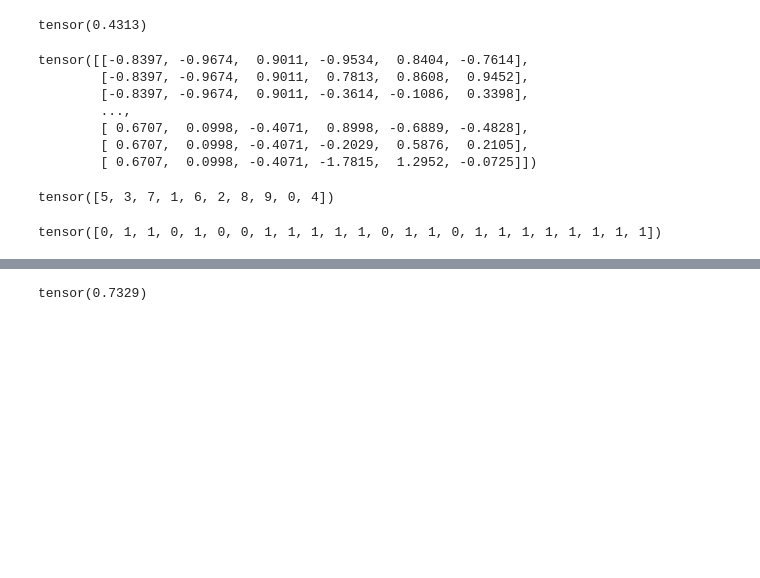
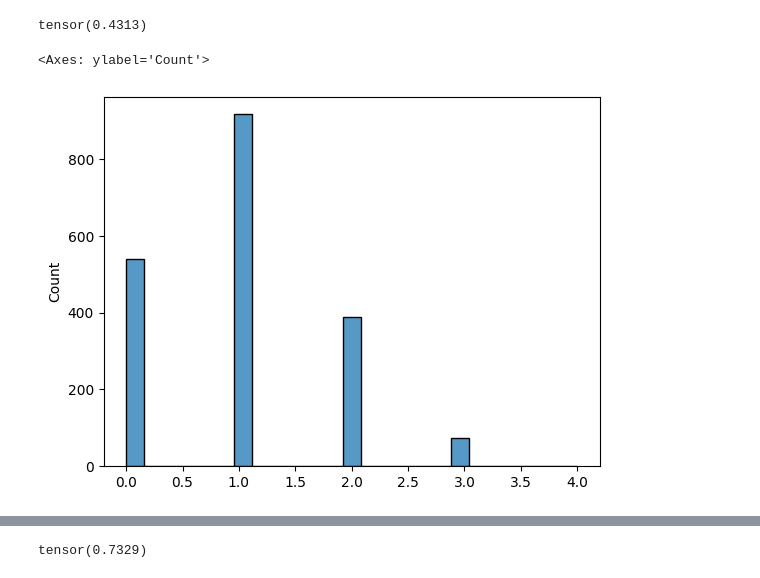
Before and after one commit to HazyResearch/zoology, a Jupyter notebook: scratch/sabri/11-06_constrained_search.ipynb, the cells around one changed output, grey strips where cells are left out. Saved outputs shown, nothing was run; the diff lists cells and outputs as text; code cells hidden in the pictures; blank space fills up the shorter version.

```diff
--- a/scratch/sabri/11-06_constrained_search.ipynb
+++ b/scratch/sabri/11-06_constrained_search.ipynb
@@ -236,7 +236,7 @@ def constrained_existence_search(
             for k in range(m_objects_per_predicate):
                 for l in range(m_objects_per_predicate):
                     xs.append(torch.concat([objects[i][k], objects[j][l]], dim=-1))
-                    ys.append(int(((predicates[i] == k) & (predicates[j] == l)).any()))
+                    ys.append(int(((predicates[i] == k) & (predicates[j] == l)).sum()))
     x = torch.stack(xs, dim=0)
     y = torch.tensor(ys)
 
@@ -247,21 +247,8 @@ x, y = constrained_existence_search(
     m_objects_per_predicate=4,
     d_model=6,
 )
-# %%
-x
-# %% [output]
-tensor([[-0.8397, -0.9674,  0.9011, -0.9534,  0.8404, -0.7614],
-        [-0.8397, -0.9674,  0.9011,  0.7813,  0.8608,  0.9452],
-        [-0.8397, -0.9674,  0.9011, -0.3614, -0.1086,  0.3398],
-        ...,
-        [ 0.6707,  0.0998, -0.4071,  0.8998, -0.6889, -0.4828],
-        [ 0.6707,  0.0998, -0.4071, -0.2029,  0.5876,  0.2105],
-        [ 0.6707,  0.0998, -0.4071, -1.7815,  1.2952, -0.0725]])
-# %%
-torch.randperm(10)
-# %% [output]
-tensor([5, 3, 7, 1, 6, 2, 8, 9, 0, 4])
-# %%
-y
-# %% [output]
-tensor([0, 1, 1, 0, 1, 0, 0, 1, 1, 1, 1, 1, 0, 1, 1, 0, 1, 1, 1, 1, 1, 1, 1, 1])
+# %%
+sns.histplot(y)
+# %% [output]
+<Axes: ylabel='Count'>
+[figure, added]
```
Also changed, not shown: parts of 4 cells of this notebook, 15 other files.
